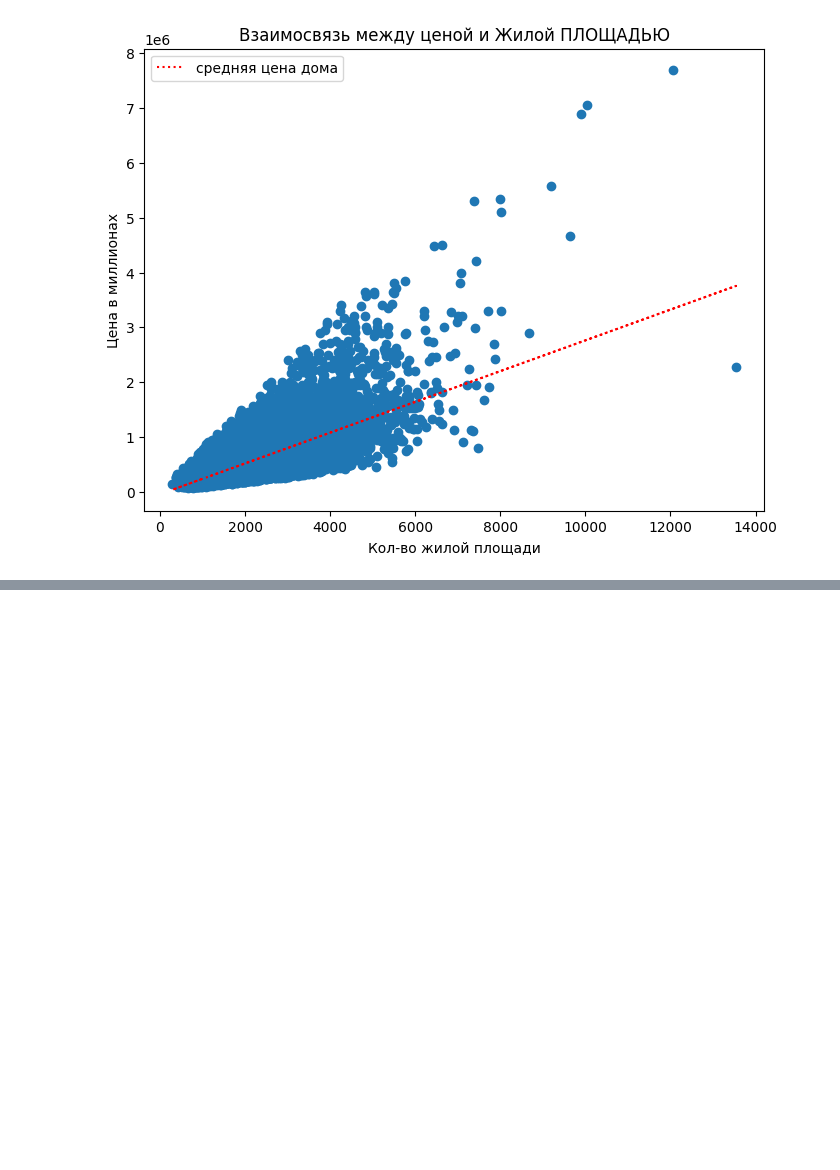
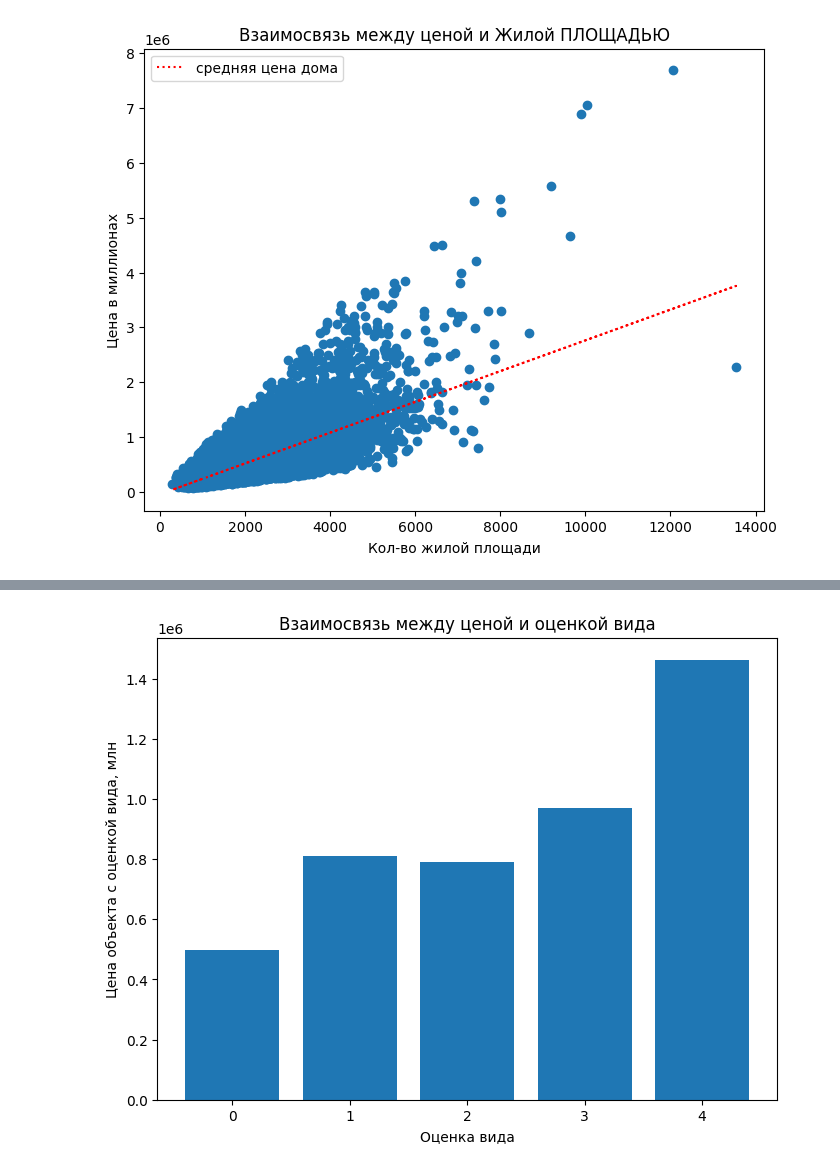
Before and after one commit to AlexKletke/hw4-part2, a Jupyter notebook: exes4.ipynb, the cells around one changed output, grey strips where cells are left out. Cells and saved outputs as stored; diff of their text form; code cells hidden in the pictures; blank space fills up the shorter version.

```diff
--- a/exes4.ipynb
+++ b/exes4.ipynb
@@ -553,0 +537,3 @@ plt.ylabel('Кол-во объектов с таким кол-вом ванн');
+# %%
+data = df.groupby('view').agg({'price':'mean'})
+data
@@ -553,0 +548,8 @@ plt.ylabel('Кол-во объектов с таким кол-вом ванн');
+# %%
+plt.figure(figsize=(8, 6))
+plt.bar(data.index, data['price'])
+plt.title('Взаимосвязь между ценой и оценкой вида')
+plt.xlabel('Оценка вида')
+plt.ylabel('Цена объекта с оценкой вида, млн');
+# %% [output]
+[figure, added]
```
Also changed, not shown: parts of 34 cells of this notebook.
